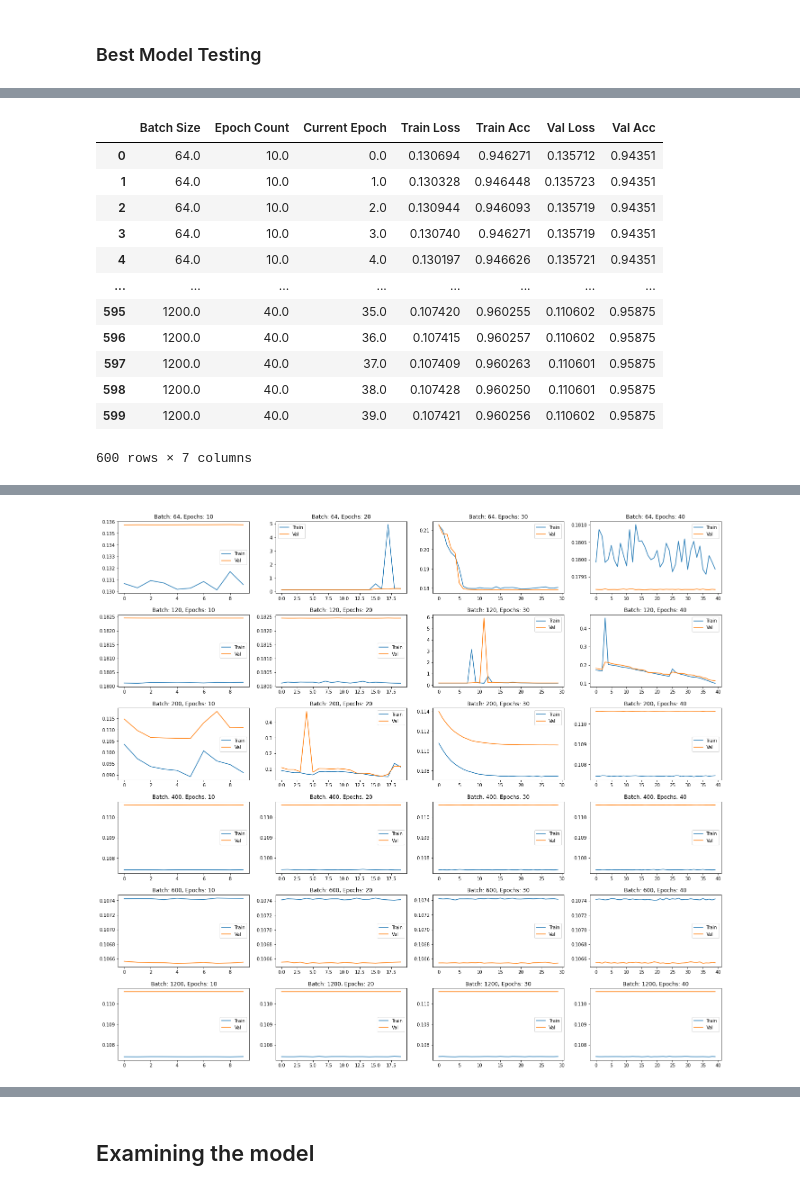
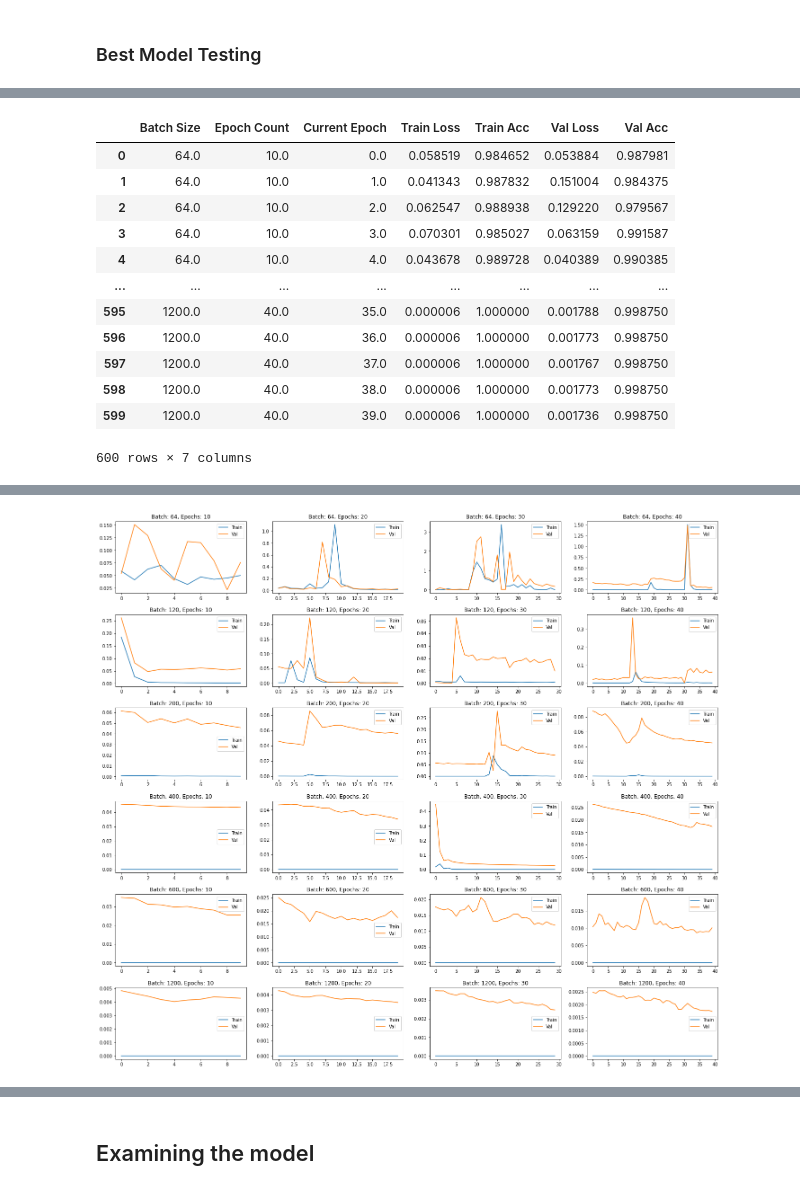
Before and after one commit to Aish-u/DS440-CAPSTONE, a Jupyter notebook: DS440_capstone_tuning.ipynb, the cells around one changed output, grey strips where cells are left out. Saved outputs shown, nothing was run; the diff lists cells and outputs as text; code cells hidden in the pictures.

```diff
--- a/DS440_capstone_tuning.ipynb
+++ b/DS440_capstone_tuning.ipynb
@@ -451,7 +453,7 @@ Test Loss: 0.047 | Test Acc: 98.64%
 ## Hyperparameter Tuning
 # %%
 BATCH_SIZES = [64, 120, 200, 400, 600, 1200]
-EPOCHS = [10, 20, 30, 40]
+EPOCHS = [10, 20, 30, 40] #[10, 20, 60, 100]
 
 tuning_data = {
     "Batch Size": [],
@@ -485,11 +487,11 @@ for b in BATCH_SIZES:
 
             if valid_loss < best_valid_loss:
                 best_valid_loss = valid_loss
-                torch.save(model.state_dict(), 'tut1-model.pt')
+                torch.save(model.state_dict(), 'tuned-model.pt')
                 print(f'best: {b} | {e}')
 
             if epoch % 5 == 0:
-                print(f'\tEpoch: {epoch+1:02}')
+                print(f'\tEpoch: {epoch:02}')
 
 
         end_time = time.monotonic()
@@ -607,17 +606,17 @@ Test Loss: 0.280 | Test Acc: 98.49%
 tuning_data
 # %% [output]
 |  | Batch Size | Epoch Count | Current Epoch | Train Loss | Train Acc | Val Loss | Val Acc |
-| 0 | 64.0 | 10.0 | 0.0 | 0.130694 | 0.946271 | 0.135712 | 0.94351 |
-| 1 | 64.0 | 10.0 | 1.0 | 0.130328 | 0.946448 | 0.135723 | 0.94351 |
-| 2 | 64.0 | 10.0 | 2.0 | 0.130944 | 0.946093 | 0.135719 | 0.94351 |
-| 3 | 64.0 | 10.0 | 3.0 | 0.130740 | 0.946271 | 0.135719 | 0.94351 |
-| 4 | 64.0 | 10.0 | 4.0 | 0.130197 | 0.946626 | 0.135721 | 0.94351 |
+| 0 | 64.0 | 10.0 | 0.0 | 0.058519 | 0.984652 | 0.053884 | 0.987981 |
+| 1 | 64.0 | 10.0 | 1.0 | 0.041343 | 0.987832 | 0.151004 | 0.984375 |
+| 2 | 64.0 | 10.0 | 2.0 | 0.062547 | 0.988938 | 0.129220 | 0.979567 |
+| 3 | 64.0 | 10.0 | 3.0 | 0.070301 | 0.985027 | 0.063159 | 0.991587 |
+| 4 | 64.0 | 10.0 | 4.0 | 0.043678 | 0.989728 | 0.040389 | 0.990385 |
 | ... | ... | ... | ... | ... | ... | ... | ... |
-| 595 | 1200.0 | 40.0 | 35.0 | 0.107420 | 0.960255 | 0.110602 | 0.95875 |
-| 596 | 1200.0 | 40.0 | 36.0 | 0.107415 | 0.960257 | 0.110602 | 0.95875 |
-| 597 | 1200.0 | 40.0 | 37.0 | 0.107409 | 0.960263 | 0.110601 | 0.95875 |
-| 598 | 1200.0 | 40.0 | 38.0 | 0.107428 | 0.960250 | 0.110601 | 0.95875 |
-| 599 | 1200.0 | 40.0 | 39.0 | 0.107421 | 0.960256 | 0.110602 | 0.95875 |
+| 595 | 1200.0 | 40.0 | 35.0 | 0.000006 | 1.000000 | 0.001788 | 0.998750 |
+| 596 | 1200.0 | 40.0 | 36.0 | 0.000006 | 1.000000 | 0.001773 | 0.998750 |
+| 597 | 1200.0 | 40.0 | 37.0 | 0.000006 | 1.000000 | 0.001767 | 0.998750 |
+| 598 | 1200.0 | 40.0 | 38.0 | 0.000006 | 1.000000 | 0.001773 | 0.998750 |
+| 599 | 1200.0 | 40.0 | 39.0 | 0.000006 | 1.000000 | 0.001736 | 0.998750 |
 600 rows × 7 columns
 # %%
 param_sets = []
@@ -639,4 +638,9 @@ for i in range(24):
     axis[int(i/4),i%4].plot(param_sets[i].loc[:,"Current Epoch"], param_sets[i].loc[:,"Val Loss"], label = "Val")
     axis[int(i/4),i%4].set_title(f"Batch: {bs[i]}, Epochs: {es[i]}")
     axis[int(i/4),i%4].legend()
+    best_val_loss = float('inf')
+    for l in param_sets[i].loc[:,"Val Loss"]:
+        if l < best_val_loss:
+            best_val_loss = l
+    print(f"B {bs[i]} E {es[i]} | lowest Val Loss: {best_val_loss:.3f}")
 # %% [output]
@@ -643,4 +664,4 @@ for i in range(24):
-[figure, old version]
+[figure, new version]
 # %%
 #param_sets[1]
 # %%
```
Also changed, not shown: parts of 12 cells of this notebook.
